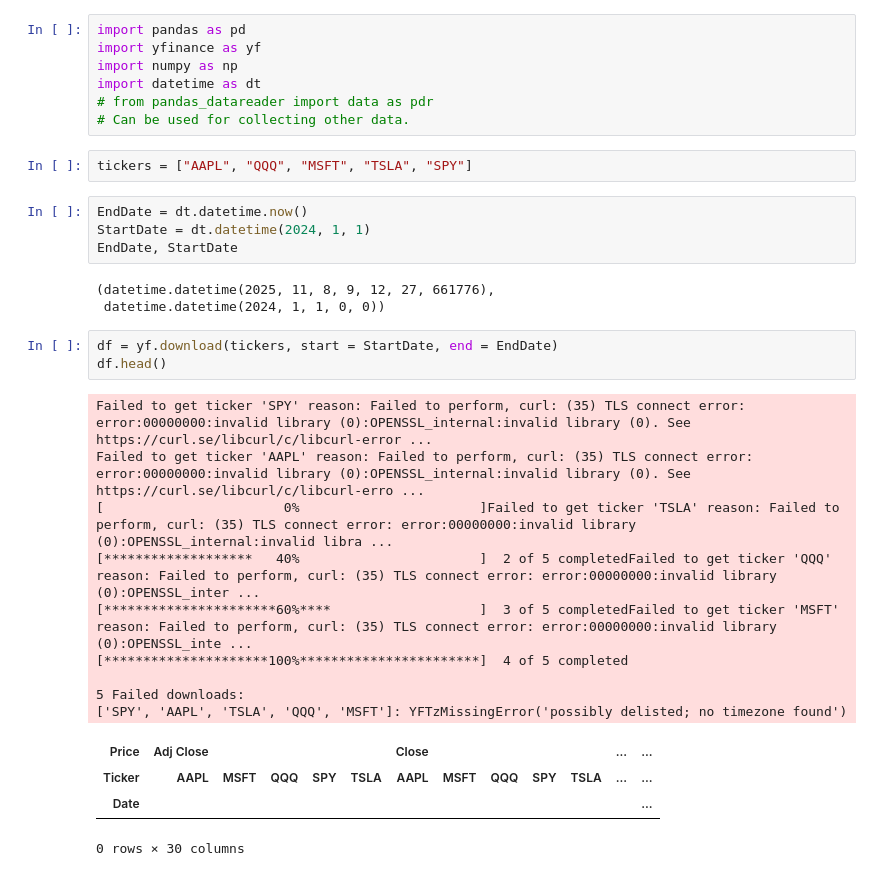
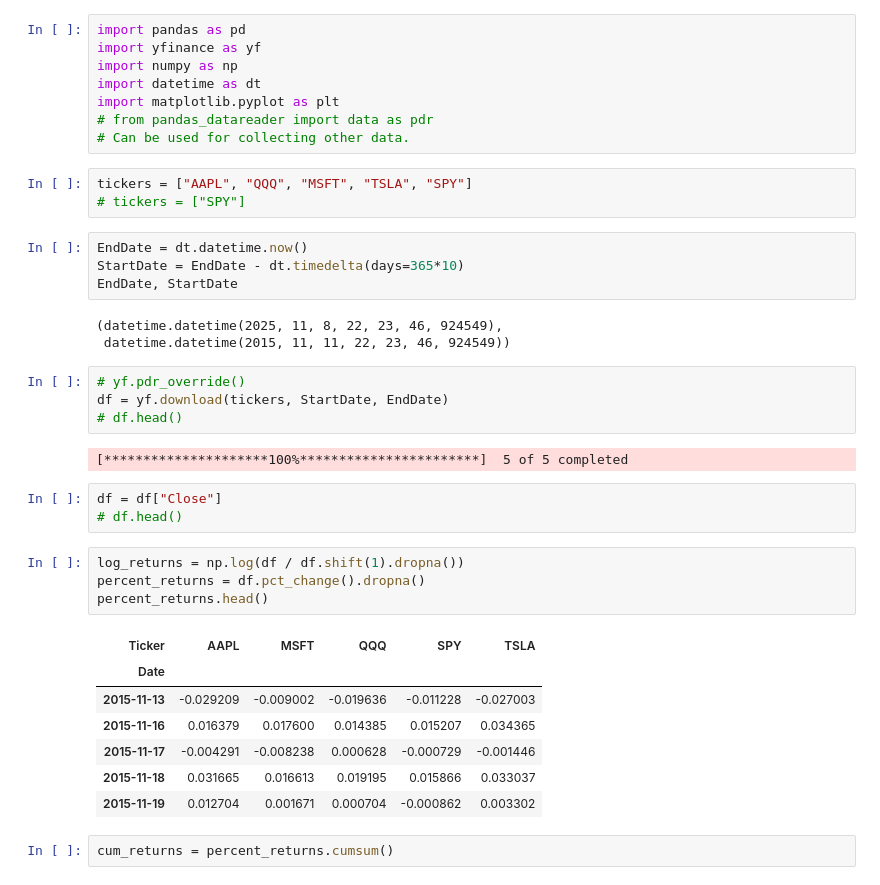
Before and after one commit to NicolaiFinstadLarsen/stock_returns, a Jupyter notebook: Stock_return.ipynb, the cells around one changed output. Drawn from its saved outputs; the diff is of its cells as text.

```diff
--- a/Stock_return.ipynb
+++ b/Stock_return.ipynb
@@ -14,31 +3,39 @@ import pandas as pd
 import yfinance as yf
 import numpy as np
 import datetime as dt
+import matplotlib.pyplot as plt
 # from pandas_datareader import data as pdr
 # Can be used for collecting other data.
 # %%
 tickers = ["AAPL", "QQQ", "MSFT", "TSLA", "SPY"]
+# tickers = ["SPY"]
 # %%
 EndDate = dt.datetime.now()
-StartDate = dt.datetime(2024, 1, 1)
+StartDate = EndDate - dt.timedelta(days=365*10)
 EndDate, StartDate
 # %% [output]
-(datetime.datetime(2025, 11, 8, 9, 12, 27, 661776),
- datetime.datetime(2024, 1, 1, 0, 0))
+(datetime.datetime(2025, 11, 8, 22, 23, 46, 924549),
+ datetime.datetime(2015, 11, 11, 22, 23, 46, 924549))
 # %%
-df = yf.download(tickers, start = StartDate, end = EndDate)
-df.head()
+# yf.pdr_override()
+df = yf.download(tickers, StartDate, EndDate)
+# df.head()
 # %% [output]
-Failed to get ticker 'SPY' reason: Failed to perform, curl: (35) TLS connect error: error:00000000:invalid library (0):OPENSSL_internal:invalid library (0). See https://curl.se/libcurl/c/libcurl-error ...
-Failed to get ticker 'AAPL' reason: Failed to perform, curl: (35) TLS connect error: error:00000000:invalid library (0):OPENSSL_internal:invalid library (0). See https://curl.se/libcurl/c/libcurl-erro ...
-[                       0%                       ]Failed to get ticker 'TSLA' reason: Failed to perform, curl: (35) TLS connect error: error:00000000:invalid library (0):OPENSSL_internal:invalid libra ...
-[*******************   40%                       ]  2 of 5 completedFailed to get ticker 'QQQ' reason: Failed to perform, curl: (35) TLS connect error: error:00000000:invalid library (0):OPENSSL_inter ...
-[**********************60%****                   ]  3 of 5 completedFailed to get ticker 'MSFT' reason: Failed to perform, curl: (35) TLS connect error: error:00000000:invalid library (0):OPENSSL_inte ...
-[*********************100%***********************]  4 of 5 completed
-
-5 Failed downloads:
-['SPY', 'AAPL', 'TSLA', 'QQQ', 'MSFT']: YFTzMissingError('possibly delisted; no timezone found')
+[*********************100%***********************]  5 of 5 completed
-| Price | Adj Close |  |  |  |  | Close |  |  |  |  | ... | ... |
-| Ticker | AAPL | MSFT | QQQ | SPY | TSLA | AAPL | MSFT | QQQ | SPY | TSLA | ... | ... |
-| Date |  |  |  |  |  |  |  |  |  |  |  | ... |
-0 rows × 30 columns
+# %%
+df = df["Close"]
+# df.head()
+# %%
+log_returns = np.log(df / df.shift(1).dropna())
+percent_returns = df.pct_change().dropna()
+percent_returns.head()
+# %% [output]
+| Ticker | AAPL | MSFT | QQQ | SPY | TSLA |
+| Date |  |  |  |  |  |
+| 2015-11-13 | -0.029209 | -0.009002 | -0.019636 | -0.011228 | -0.027003 |
+| 2015-11-16 | 0.016379 | 0.017600 | 0.014385 | 0.015207 | 0.034365 |
+| 2015-11-17 | -0.004291 | -0.008238 | 0.000628 | -0.000729 | -0.001446 |
+| 2015-11-18 | 0.031665 | 0.016613 | 0.019195 | 0.015866 | 0.033037 |
+| 2015-11-19 | 0.012704 | 0.001671 | 0.000704 | -0.000862 | 0.003302 |
+# %%
+cum_returns = percent_returns.cumsum()
```
Also changed, not shown: parts of 2 cells of this notebook.
